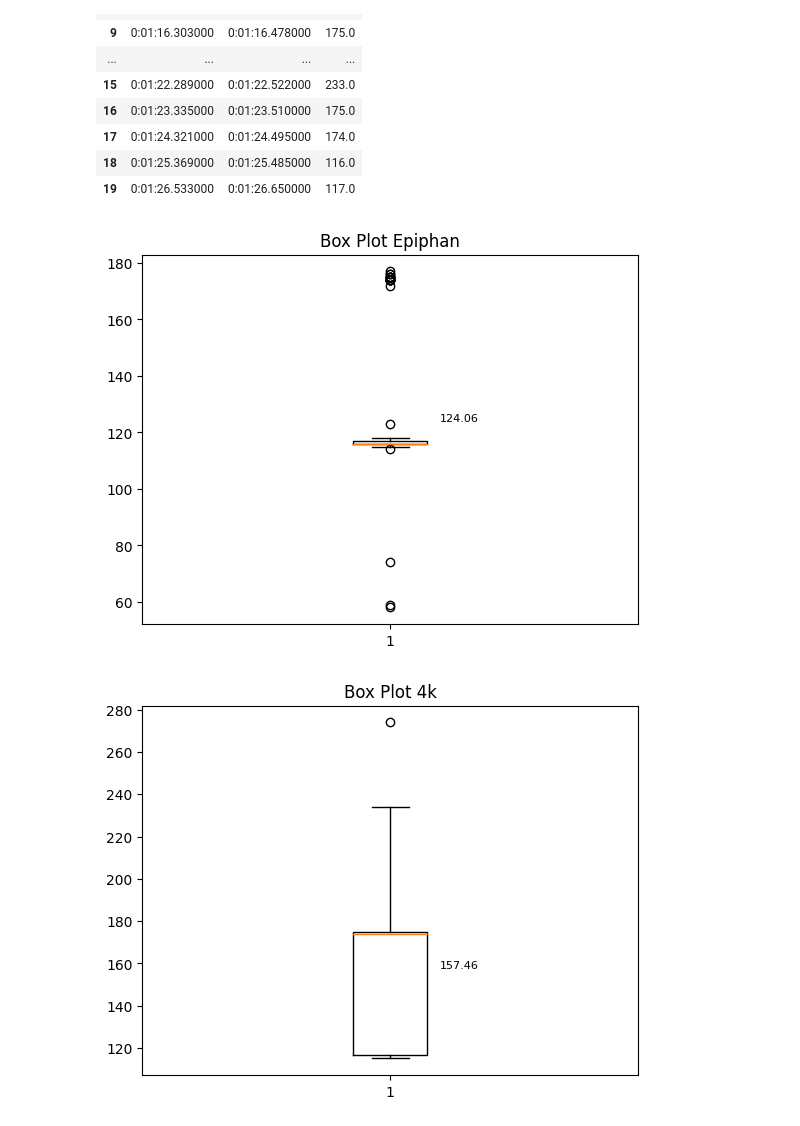
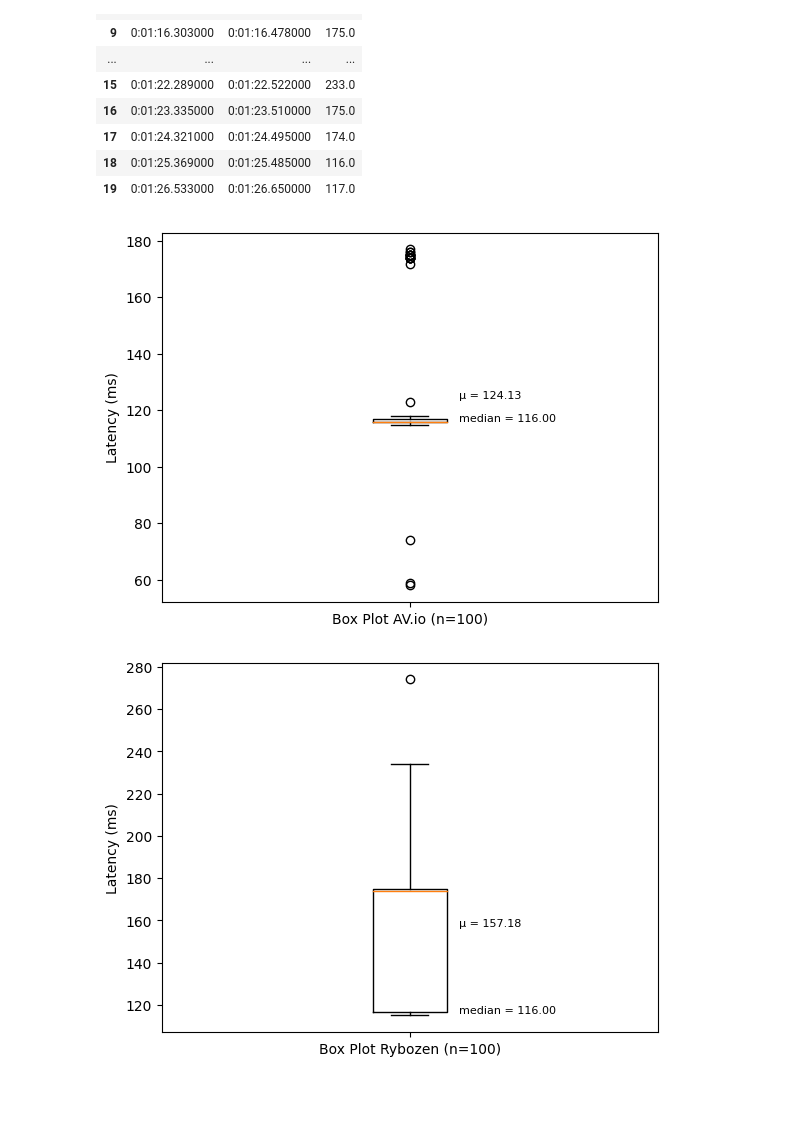
Before and after one commit to sanashah007/SPIE, a Jupyter notebook: final_preprocess.ipynb, the cells around one changed output. Saved outputs shown, nothing was run; the diff lists cells and outputs as text; code cells hidden in the pictures; blank space fills up the shorter version.

```diff
--- a/final_preprocess.ipynb
+++ b/final_preprocess.ipynb
@@ -94,32 +95,53 @@ df_epiphan = pd.read_csv("epiphan.csv")
 df_4k = pd.read_csv("uhd_4k.csv")
 df_plus = pd.read_csv("hd60s_plus.csv")
 df_last = pd.read_csv("last_cam.csv")
+# %%
+df_epiphan = df_epiphan.iloc[0:100]
+df_4k = df_4k.iloc[0:100]
+df_plus = df_plus.iloc[0:100]
+df_last = df_last.iloc[0:100]
 # %%
 plt.boxplot([df_epiphan["diff"]])
-plt.title(f"Box Plot Epiphan")
-plt.text(1.1, df_epiphan['diff'].mean(), round(df_epiphan['diff'].mean(),2), fontsize=8)
+plt.xticks([1], ["Box Plot AV.io (n=100)"])
+plt.ylabel("Latency (ms)")
+plt.text(1.1, df_epiphan['diff'].mean(), f"\u03BC = {df_epiphan['diff'].mean():0.2f}", fontsize=8)
+plt.text(1.1, df_epiphan['diff'].median(), f"median = {df_epiphan['diff'].median():0.2f}", fontsize=8)
 plt.show()
+
 plt.boxplot([df_4k["diff"]])
-plt.title(f"Box Plot 4k")
-plt.text(1.1, df_4k['diff'].mean(), round(df_4k['diff'].mean(),2), fontsize=8)
+plt.xticks([1], ["Box Plot Rybozen (n=100)"])
+plt.ylabel("Latency (ms)")
+plt.text(1.1, df_4k['diff'].mean(), f"\u03BC = {df_4k['diff'].mean():0.2f}", fontsize=8)
+plt.text(1.1, df_epiphan['diff'].median(), f"median = {df_epiphan['diff'].median():0.2f}", fontsize=8)
 plt.show()
+
 plt.boxplot([df_plus["diff"]])
-plt.title(f"Box Plot df_plus")
-plt.text(1.1, df_plus['diff'].mean(), round(df_plus['diff'].mean(),2), fontsize=8)
+plt.xticks([1], ["Box Plot Elgato (n=100)"])
+plt.ylabel("Latency (ms)")
+plt.text(1.1, df_plus['diff'].mean(), f"\u03BC = {df_plus['diff'].mean():0.2f}", fontsize=8)
+plt.text(1.1, df_epiphan['diff'].median(), f"median = {df_epiphan['diff'].median():0.2f}", fontsize=8)
 plt.show()
+
 plt.boxplot([df_last["diff"]])
-plt.title(f"Box Plot df_last")
-plt.text(1.1, df_last['diff'].mean(), round(df_last['diff'].mean(),2), fontsize=8)
+plt.xticks([1], ["Box Plot DIGITNOW (n=100)"])
+plt.ylabel("Latency (ms)")
+plt.text(1.1, df_last['diff'].mean(), f"\u03BC = {df_last['diff'].mean():0.2f}", fontsize=8)
+plt.text(1.1, df_epiphan['diff'].median(), f"median = {df_epiphan['diff'].median():0.2f}", fontsize=8)
 plt.show()
-index = ['Epiphan','4k','df_plus','df_last']
+
+index = ['AV.io ','Rybozen ','Elgato ','DIGITNOW ']
 plt.boxplot([df_epiphan["diff"],df_4k["diff"],df_plus["diff"],df_last["diff"]])
-plt.xticks([1,2,3,4,],['Epiphan','4k','df_plus','df_last'])
-plt.title(f"Box Plot")
-plt.text(1.1, df_epiphan['diff'].mean(), round(df_epiphan['diff'].mean(),2), fontsize=8)
-plt.text(2.1, df_4k['diff'].mean(), round(df_4k['diff'].mean(),2), fontsize=8)
-plt.text(3.1, df_plus['diff'].mean(), round(df_plus['diff'].mean(),2), fontsize=8)
-plt.text(4.1, df_last['diff'].mean(), round(df_last['diff'].mean(),2), fontsize=8)
+plt.xticks([1,2,3,4,],['AV.io \n($458.92)','Rybozen \n($49.99)','Elgato \n($179.99)','DIGITNOW \n($19.99)'])
+plt.ylabel("Latency (ms)")
+plt.text(1.1, df_epiphan['diff'].mean(), f"\u03BC = {df_epiphan['diff'].mean():0.2f}", fontsize=8)
+plt.text(2.3, df_4k['diff'].mean(), f"\u03BC = {df_4k['diff'].mean():0.2f}", fontsize=8)
+plt.text(3.3, df_plus['diff'].mean(), f"\u03BC = {df_plus['diff'].mean():0.2f}", fontsize=8)
+plt.text(4.0, df_last['diff'].mean(), f"\u03BC = {df_last['diff'].mean():0.2f}", fontsize=8)
+plt.title('(n=100 for each card) ', fontsize = 10)
+plt.suptitle('Latency comparison of video capture cards', fontsize = 15)
+
+plt.savefig('/Users/sanashah/Documents/SPIE/comparison.png')
 plt.show()
 # %% [output]
-[figure, old version]
+[figure, new version]
-[figure, old version]
+[figure, new version]
```
Also changed, not shown: parts of 10 cells of this notebook.
